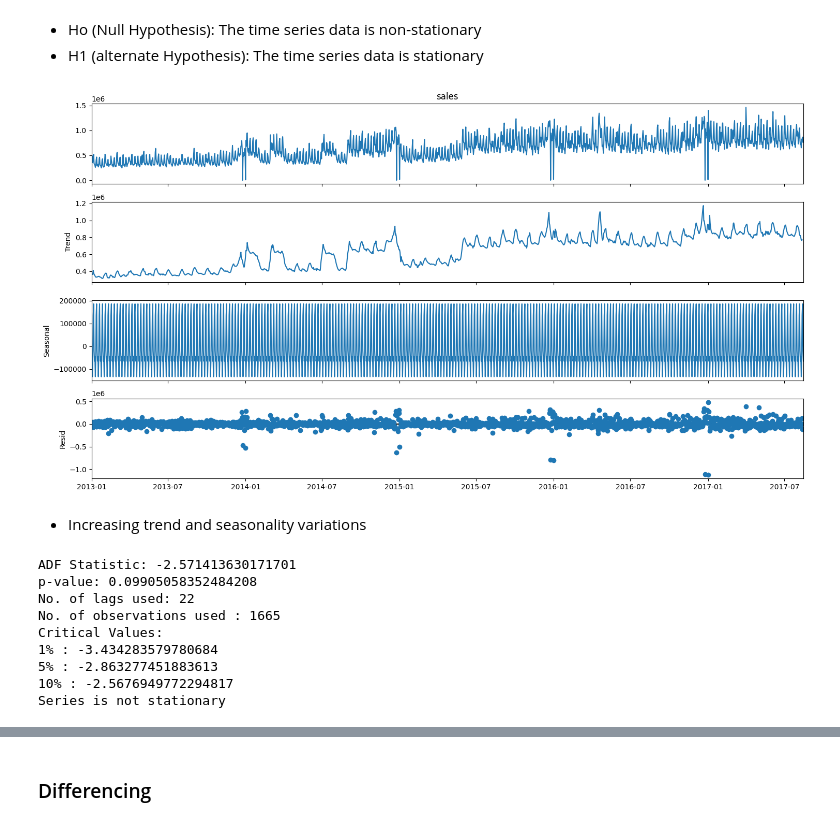
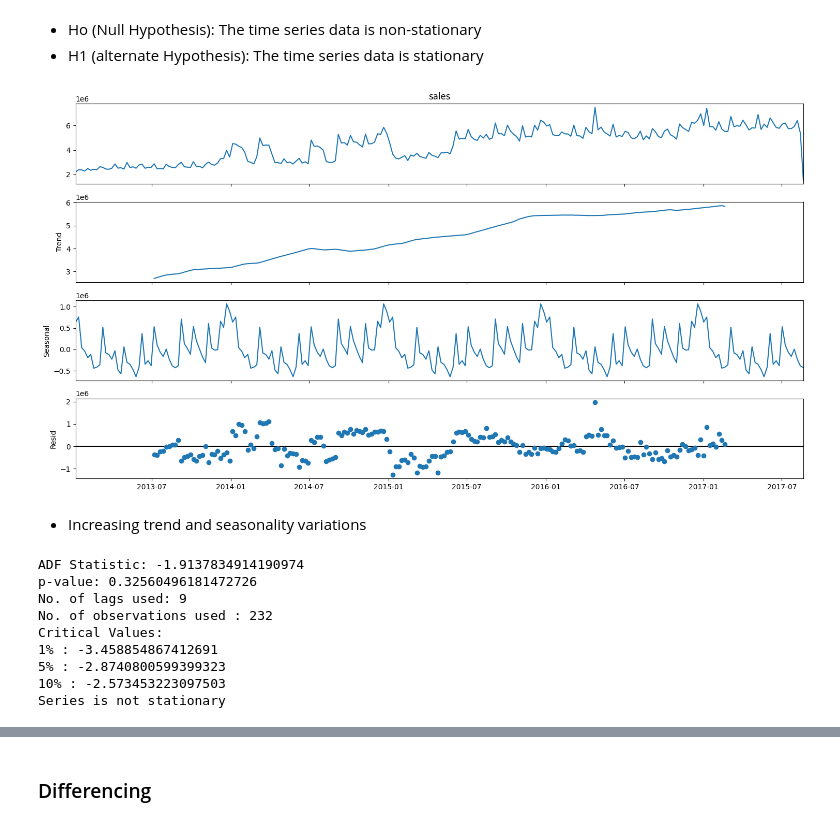
Before and after one commit to Azie88/Time-Series-Sales-Prediction-ARIMA, a Jupyter notebook: ARIMA_Model.ipynb, the cells around one changed output, grey strips where cells are left out. Drawn from its saved outputs; the diff is of its cells as text; code cells hidden in the pictures.

```diff
--- a/ARIMA_Model.ipynb
+++ b/ARIMA_Model.ipynb
@@ -169,6 +169,3 @@ Data columns (total 1 columns):
  0   sales   1688 non-null   float64
 dtypes: float64(1)
 memory usage: 26.4 KB
-# %%
-train_clean = train_clean.reset_index()
-train_clean.info()
@@ -185,6 +181,6 @@ memory usage: 45.8 MB
 # %%
-# resample data to daily frequency and compute the sum of sales for each week
+# resample data to weekly frequency and compute the sum of sales for each week
 
-daily_sum_sales = train_downsampled[cols].set_index('date').resample('D').sum()
-print(daily_sum_sales.shape)
+weekly_sales = train_clean.resample('W').sum()
+print(weekly_sales.shape)
 # %% [output]
@@ -222,15 +218,15 @@ A time series has to have some statistical properties [to be able to stationary]
 - H1 (alternate Hypothesis): The time series data is stationary
 # %%
 rcParams['figure.figsize'] = 15,8
-decompose_series = sm.tsa.seasonal_decompose(daily_sum_sales['sales'], model='additive')
+decompose_series = sm.tsa.seasonal_decompose(weekly_sales['sales'], model='additive')
 decompose_series.plot()
 plt.show()
 # %% [output]
-[figure, old version]
+[figure, new version]
 # %% [markdown]
 - Increasing trend and seasonality variations
 # %%
-adf_result = adfuller(daily_sum_sales['sales'])
+adf_result = adfuller(weekly_sales['sales'])
 print( f'ADF Statistic: {adf_result[ 0 ]}' )
 print( f'p-value: {adf_result[ 1 ]}' )
 print( f'No. of lags used: {adf_result[ 2 ]}' )
@@ -243,12 +239,12 @@ for k, v in adf_result[ 4 ].items():
 else:
     print('Series is not stationary')
 # %% [output]
-ADF Statistic: -2.571413630171701
-p-value: 0.09905058352484208
-No. of lags used: 22
-No. of observations used : 1665
+ADF Statistic: -1.9137834914190974
+p-value: 0.32560496181472726
+No. of lags used: 9
+No. of observations used : 232
 Critical Values:
-1% : -3.434283579780684
-5% : -2.863277451883613
-10% : -2.5676949772294817
+1% : -3.458854867412691
+5% : -2.8740800599399323
+10% : -2.573453223097503
 Series is not stationary
```
Also changed, not shown: parts of 29 cells of this notebook.
